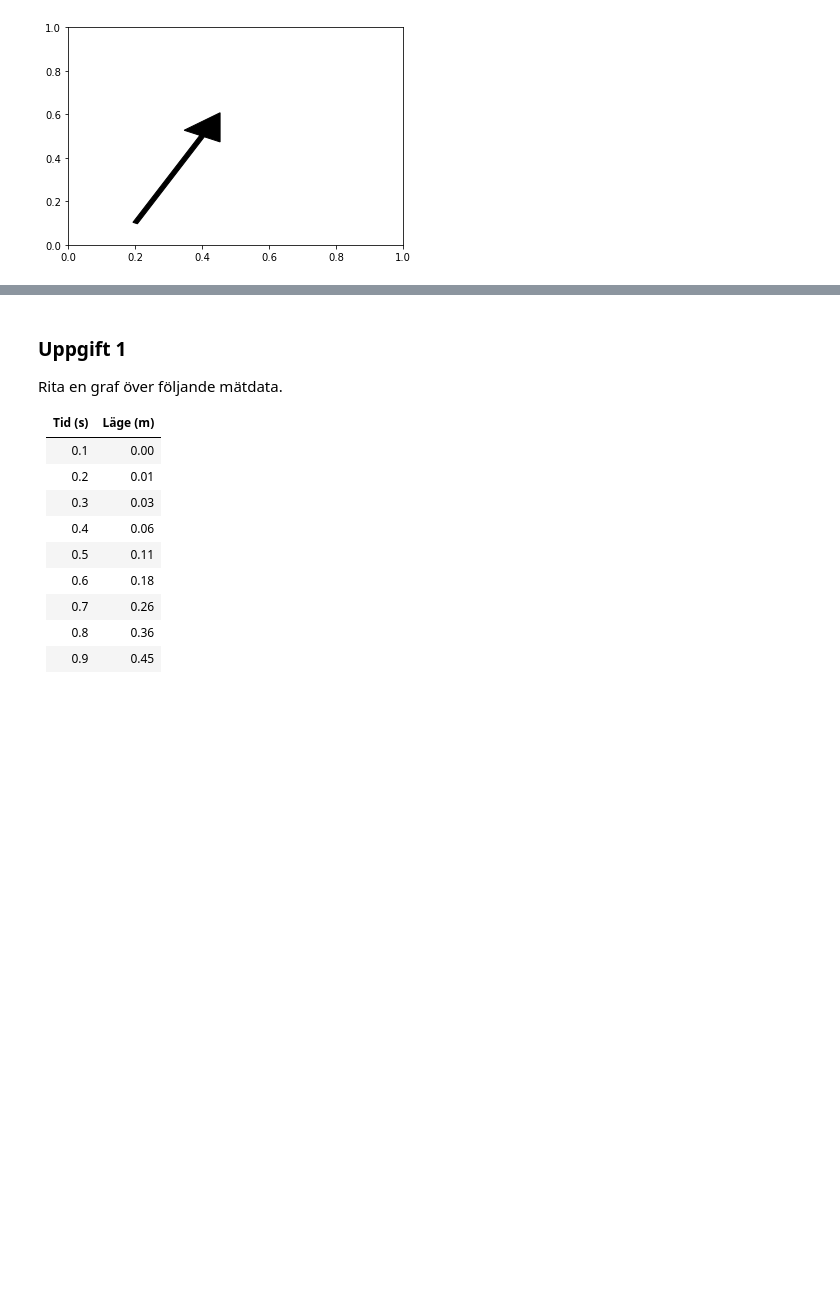
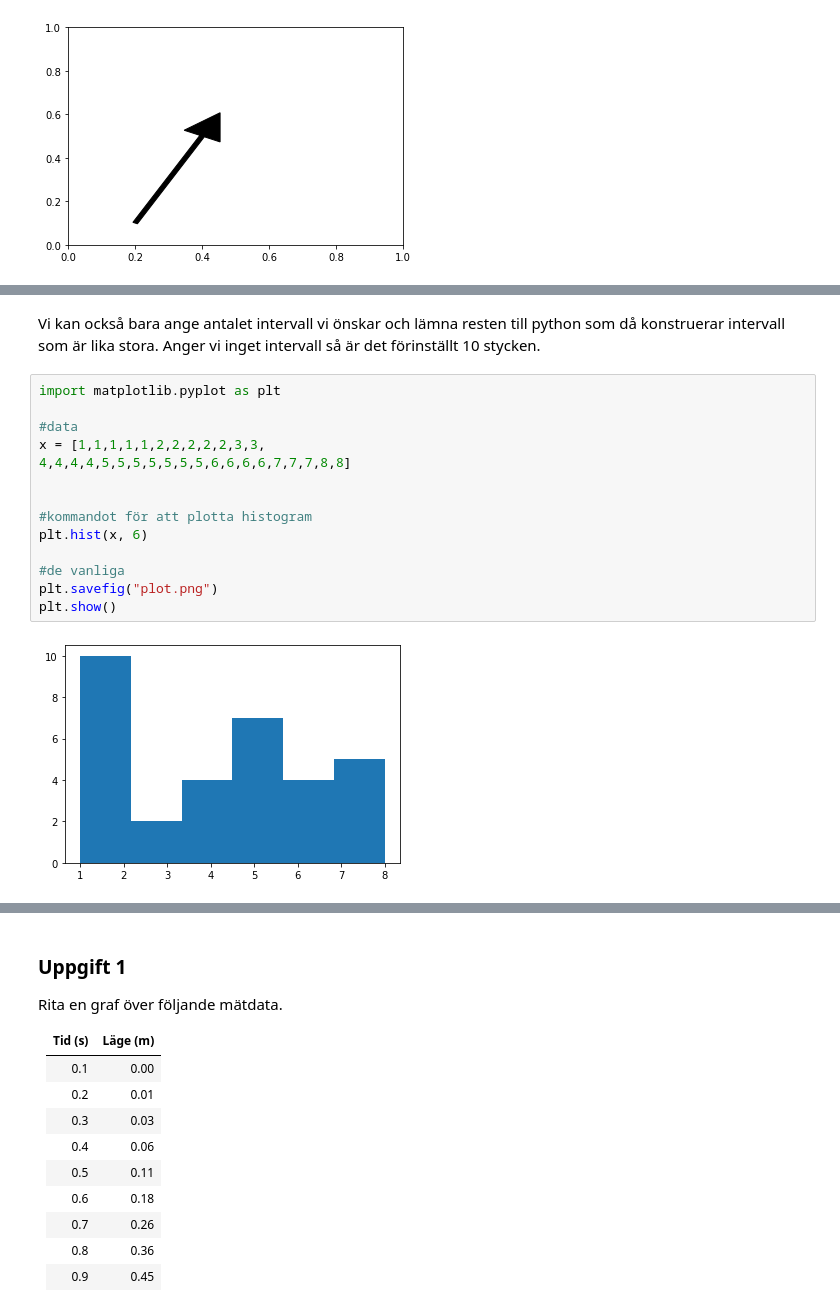
Before and after one commit to cognitrap/progr, a Jupyter notebook: plot2.ipynb, the cells around one changed output, grey strips where cells are left out. Saved outputs shown, nothing was run; the diff lists cells and outputs as text; blank space fills up the shorter version.

```diff
--- a/plot2.ipynb
+++ b/plot2.ipynb
@@ -406,0 +439,18 @@ plt.show()
+# %% [markdown]
+Vi kan också bara ange antalet intervall vi önskar och lämna resten till python som då konstruerar intervall som är lika stora. Anger vi inget intervall så är det förinställt 10 stycken.
+# %%
+import matplotlib.pyplot as plt
+
+#data
+x = [1,1,1,1,1,2,2,2,2,2,3,3,
+4,4,4,4,5,5,5,5,5,5,5,6,6,6,6,7,7,7,8,8]
+
+
+#kommandot för att plotta histogram
+plt.hist(x, 6)
+
+#de vanliga
+plt.savefig("plot.png")
+plt.show()
+# %% [output]
+[figure, added]
```
Also changed, not shown: parts of 9 cells of this notebook, 11 other files.
